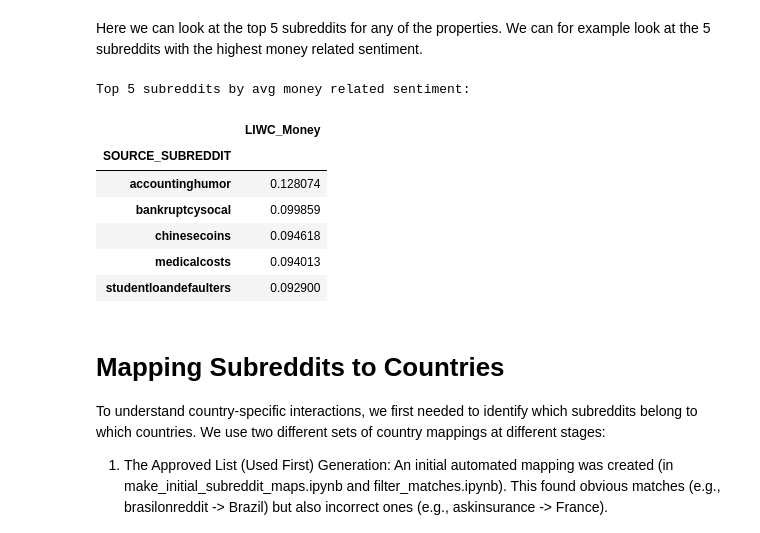
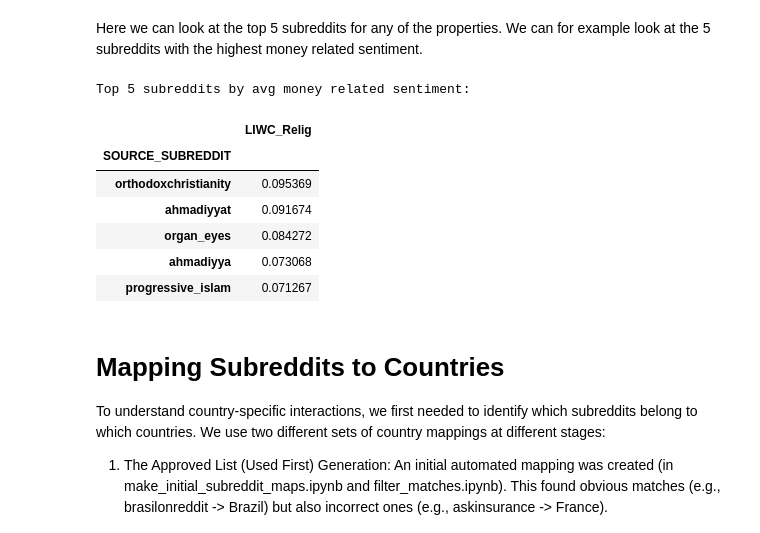
Before and after one commit to Darioliu28/ada-2025-project-djnpsgroup2025, a Jupyter notebook: results.ipynb, the cells around one changed output. Saved outputs shown, nothing was run; the diff lists cells and outputs as text; code cells hidden in the pictures.

Commit message:
First refining of the code

```diff
--- a/results.ipynb
+++ b/results.ipynb
@@ -22,25 +21,19 @@ warnings.simplefilter(action='ignore', category=UserWarning)
 ## Load and Prepare Data
 First, we load all the necessary data files using our custom processing function. This function handles reading the CSVs, cleaning subreddit names, and filtering the datasets based on the list of approved subreddits.
 # %%
-COUNTRY_FILE = "data/subreddit_matches_approved.csv"
+COUNTRY_FILE = "data/country_matches_map_exp.csv"
 EMBEDDINGS_FILE = "data/web-redditEmbeddings-subreddits.csv"
 TITLE_FILE = "data/soc-redditHyperlinks-title.tsv"
 BODY_FILE = "data/soc-redditHyperlinks-body.tsv"
-APPROVED_MAPPING_FILE = "data/subreddit_matches_approved.csv"
-MAP_COUNTRY_EXPANDED = "data/country_matches_map_exp.csv"
+
 
 df_countries=dl.load_country_subreddits(COUNTRY_FILE)
 df_embeddings=dl.load_embeddings(EMBEDDINGS_FILE)
-df_embeddings_countries= dl.filter_embeddings_by_country(df_embeddings, df_countries)
 df_posts=dl.load_post_data(TITLE_FILE, BODY_FILE)
 df_post_with_1_country, df_post_between_countries=dl.filter_posts_by_country(df_posts, df_countries)
-mapping_df = pd.read_csv(MAP_COUNTRY_EXPANDED)
-map_country_exp = mapping_df.set_index('Subreddit')['Country']
-df_country_exp = dl.load_country_exp(map_country_exp, df_posts)
 
 print(f"\nLoaded {len(df_countries)} approved country-related subreddits.")
 print(f"Loaded {len(df_embeddings)} embeddings.")
-print(f"Loaded {len(df_embeddings_countries)} embeddings representing country subreddits.")
 print(f"Loaded {len(df_post_with_1_country)} posts with at least one approved country-related subreddit.")
 print(f"Loaded {len(df_post_between_countries)} posts between approved country-related subreddits.")
 # %% [output]
@@ -201,17 +191,15 @@ Here we create a separate column for each value in the properties column.
-# %%
-#  Split POST_PROPERTIES into columns
-df_posts[ut.post_props_cols] = df_posts["PROPERTIES"].str.split(",", expand=True).astype(float)
-df_combined = df_posts.drop(columns=["PROPERTIES"])
 # %% [markdown]
 ### 4. Study the average properties of the different subreddits
 # %%
-subreddit_counts = df_combined["SOURCE_SUBREDDIT"].value_counts()
+# First get subreddit counts
+subreddit_counts = df_posts["SOURCE_SUBREDDIT"].value_counts()
 
-# We consider valid a subreddit with at least 20 posts
+# Keep only subreddits with at least 20 posts
 valid_subreddits = subreddit_counts[subreddit_counts >= 20].index
 
+# Now compute averages for those
 avg_props_by_subreddit = (
-    df_combined[df_combined["SOURCE_SUBREDDIT"].isin(valid_subreddits)]
+    df_posts[df_posts["SOURCE_SUBREDDIT"].isin(valid_subreddits)]
     .groupby("SOURCE_SUBREDDIT")[ut.post_props_cols]
     .mean()
 )
@@ -230,24 +218,26 @@ Here we can look at the top 5 subreddits for any of the properties. We can for e
 # %%
 top5_subreddits = {}
 
 for col in ut.post_props_cols:
+    # For each metric, take the top 5 subreddits
     top5_subreddits[col] = (
         avg_props_by_subreddit[[col]]
         .sort_values(by=col, ascending=False)
         .head(5)
     )
 
+# Display the top 5 subreddits for sentiment negative as an example
 print("Top 5 subreddits by avg money related sentiment:\n")
-display(top5_subreddits["LIWC_Money"])
+display(top5_subreddits["LIWC_Relig"]) # If you want to see another metric, change the column name here
 # %% [output]
 Top 5 subreddits by avg money related sentiment:
-|  | LIWC_Money |
+|  | LIWC_Relig |
 | SOURCE_SUBREDDIT |  |
-| accountinghumor | 0.128074 |
-| bankruptcysocal | 0.099859 |
-| chinesecoins | 0.094618 |
-| medicalcosts | 0.094013 |
-| studentloandefaulters | 0.092900 |
+| orthodoxchristianity | 0.095369 |
+| ahmadiyyat | 0.091674 |
+| organ_eyes | 0.084272 |
+| ahmadiyya | 0.073068 |
+| progressive_islam | 0.071267 |
 # %% [markdown]
 # Mapping Subreddits to Countries
 To understand country-specific interactions, we first needed to identify which subreddits belong to which countries. We use two different sets of country mappings at different stages:
```
Also changed, not shown: parts of 54 cells of this notebook, 8 other files.
